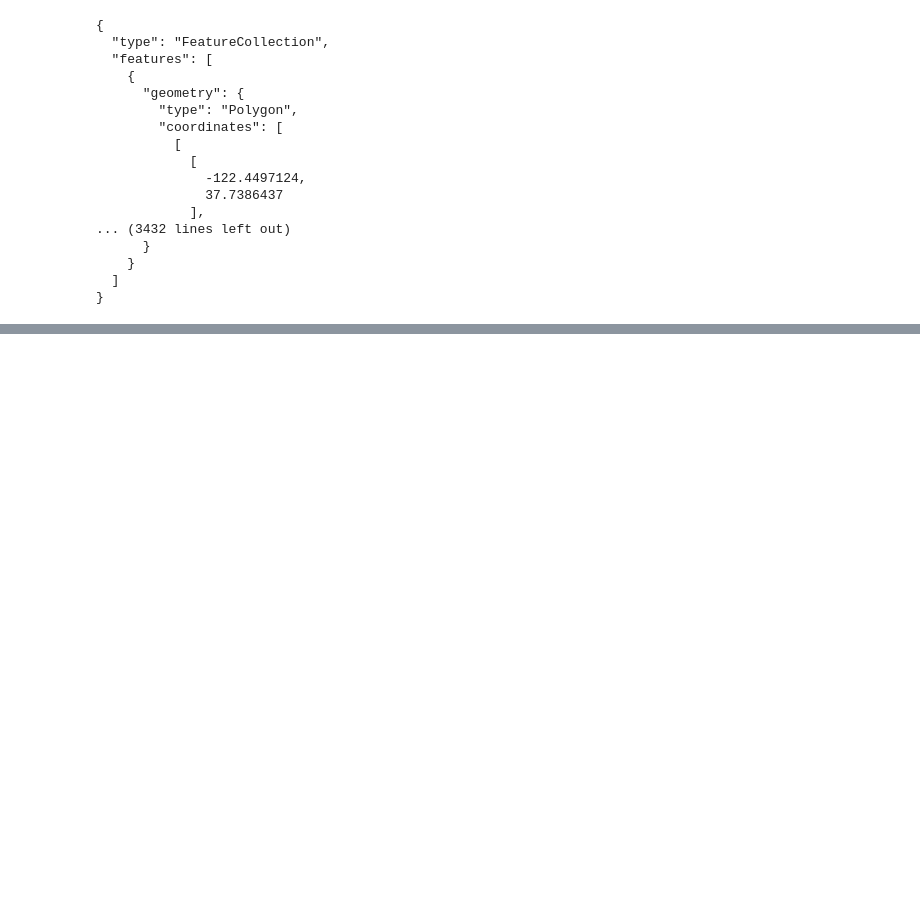
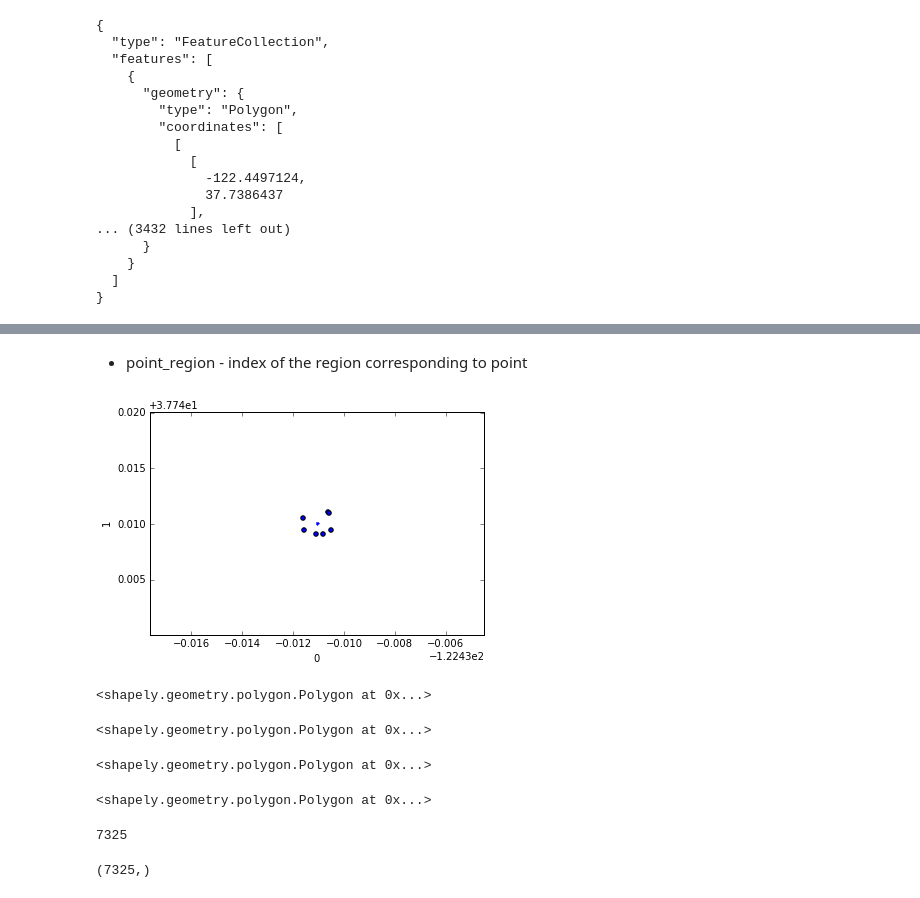
Before and after one commit to crupley/hoodie-development, a Jupyter notebook: explore/make shapes.ipynb, the cells around one changed output, grey strips where cells are left out. Saved outputs shown, nothing was run; the diff lists cells and outputs as text; code cells hidden in the pictures; blank space fills up the shorter version.

Commit message:
joining voronoi

```diff
--- a/explore/make shapes.ipynb
+++ b/explore/make shapes.ipynb
@@ -518,0 +522,3 @@ with open('results/geojsontest.json', 'wb') as f:
+# %%
+points = np.array((fdf.lon, fdf.lat)).T
+vor = Voronoi(points)
@@ -518,0 +559,4 @@ with open('results/geojsontest.json', 'wb') as f:
+# %%
+node = 0
+verts = vor.vertices[vor.regions[vor.point_region[node]]]
+verts
@@ -518,0 +571,2 @@ with open('results/geojsontest.json', 'wb') as f:
+# %% [markdown]
+* point_region - index of the region corresponding to point
@@ -518,0 +575,41 @@ with open('results/geojsontest.json', 'wb') as f:
+# %%
+pd.DataFrame(verts).plot(kind='scatter', x=0, y=1)
+plt.plot(df.lon[0], df.lat[0], '.')
+plt.margins(0)
+# %% [output]
+[figure, added]
+# %%
+geometry.Polygon(verts)
+# %% [output]
+<shapely.geometry.polygon.Polygon at 0x...>
+# %%
+# test join polygons
+pts1 = [[0,0], [0,1], [1,1], [1,0]]
+poly1 = geometry.Polygon(pts1)
+poly1
+# %% [output]
+<shapely.geometry.polygon.Polygon at 0x...>
+# %%
+pts2 = [[1,0], [2,0], [2,1], [1,1]]
+poly2 = geometry.Polygon(pts2)
+poly2
+# %% [output]
+<shapely.geometry.polygon.Polygon at 0x...>
+# %%
+shapely.ops.cascaded_union([poly1, poly2])
+# %% [output]
+<shapely.geometry.polygon.Polygon at 0x...>
+# %%
+polys = []
+for region in vor.point_region:
+    verts = vor.vertices[vor.regions[region]]
+    polys.append(geometry.Polygon(verts))
+
+len(polys)
+# %% [output]
+7325
+# %%
+parr = np.array(polys)
+parr.shape
+# %% [output]
+(7325,)
```
Also changed, not shown: parts of 24 cells of this notebook.
